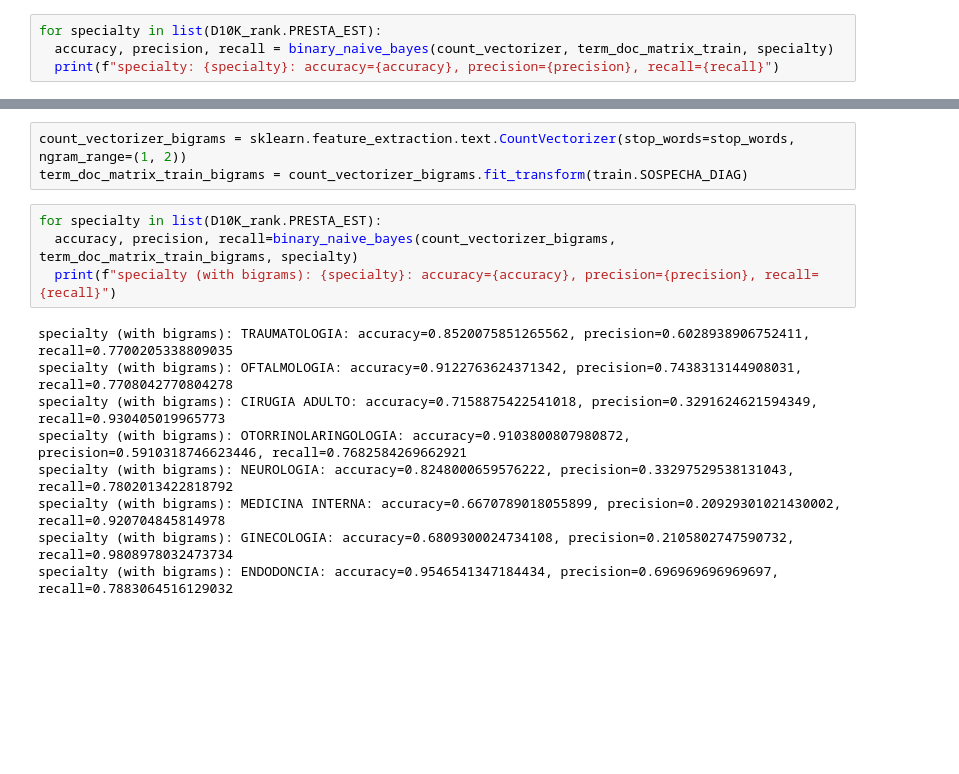
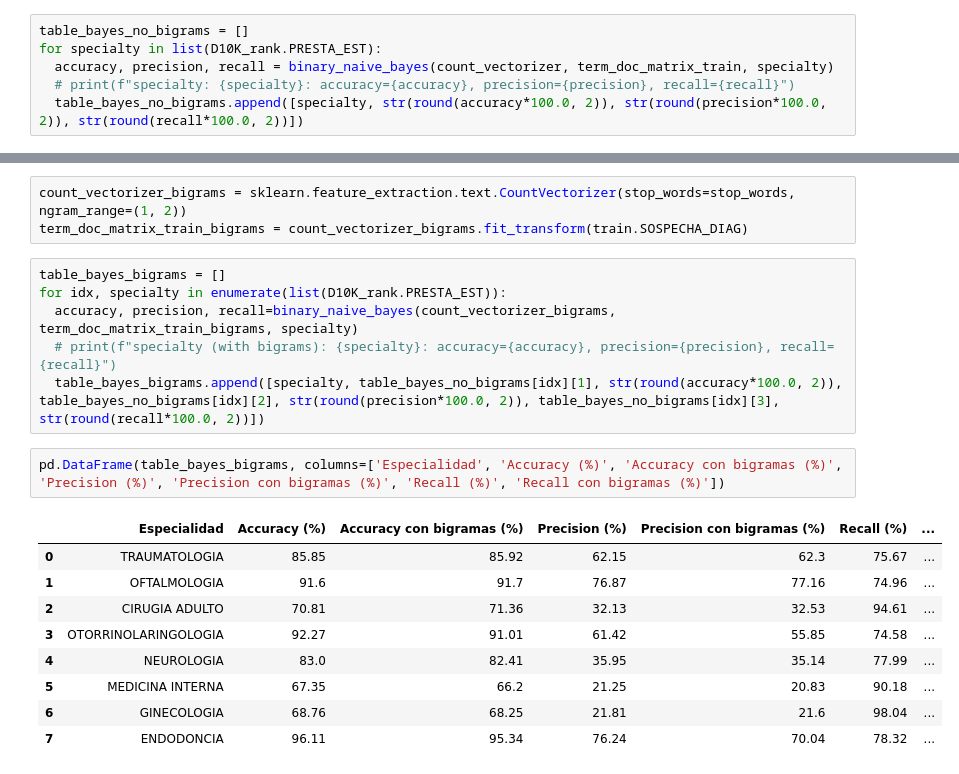
Before and after one commit to alvaro-neira/nlp-homework1, a Jupyter notebook: Tarea_NLP_Grupo_3_Alday.ipynb, the cells around one changed output, grey strips where cells are left out. Saved outputs shown, nothing was run; the diff lists cells and outputs as text; blank space fills up the shorter version.

```diff
--- a/Tarea_NLP_Grupo_3_Alday.ipynb
+++ b/Tarea_NLP_Grupo_3_Alday.ipynb
@@ -596,6 +596,8 @@ def binary_naive_bayes(count_vectorizer, train_matrix, specialty):
   recall = TP/(TP+FN)
   return accuracy, precision, recall
 # %%
+table_bayes_no_bigrams = []
 for specialty in list(D10K_rank.PRESTA_EST):
   accuracy, precision, recall = binary_naive_bayes(count_vectorizer, term_doc_matrix_train, specialty)
-  print(f"specialty: {specialty}: accuracy={accuracy}, precision={precision}, recall={recall}")
+  # print(f"specialty: {specialty}: accuracy={accuracy}, precision={precision}, recall={recall}")
+  table_bayes_no_bigrams.append([specialty, str(round(accuracy*100.0, 2)), str(round(precision*100.0, 2)), str(round(recall*100.0, 2))])
@@ -622,15 +627,20 @@ gc.collect()
 count_vectorizer_bigrams = sklearn.feature_extraction.text.CountVectorizer(stop_words=stop_words, ngram_range=(1, 2))
 term_doc_matrix_train_bigrams = count_vectorizer_bigrams.fit_transform(train.SOSPECHA_DIAG)
 # %%
-for specialty in list(D10K_rank.PRESTA_EST):
+table_bayes_bigrams = []
+for idx, specialty in enumerate(list(D10K_rank.PRESTA_EST)):
   accuracy, precision, recall=binary_naive_bayes(count_vectorizer_bigrams, term_doc_matrix_train_bigrams, specialty)
-  print(f"specialty (with bigrams): {specialty}: accuracy={accuracy}, precision={precision}, recall={recall}")
+  # print(f"specialty (with bigrams): {specialty}: accuracy={accuracy}, precision={precision}, recall={recall}")
+  table_bayes_bigrams.append([specialty, table_bayes_no_bigrams[idx][1], str(round(accuracy*100.0, 2)), table_bayes_no_bigrams[idx][2], str(round(precision*100.0, 2)), table_bayes_no_bigrams[idx][3], str(round(recall*100.0, 2))])
-# %% [output]
-specialty (with bigrams): TRAUMATOLOGIA: accuracy=0.8520075851265562, precision=0.6028938906752411, recall=0.7700205338809035
-specialty (with bigrams): OFTALMOLOGIA: accuracy=0.9122763624371342, precision=0.7438313144908031, recall=0.7708042770804278
-specialty (with bigrams): CIRUGIA ADULTO: accuracy=0.7158875422541018, precision=0.3291624621594349, recall=0.930405019965773
-specialty (with bigrams): OTORRINOLARINGOLOGIA: accuracy=0.9103800807980872, precision=0.5910318746623446, recall=0.7682584269662921
-specialty (with bigrams): NEUROLOGIA: accuracy=0.8248000659576222, precision=0.33297529538131043, recall=0.7802013422818792
-specialty (with bigrams): MEDICINA INTERNA: accuracy=0.6670789018055899, precision=0.20929301021430002, recall=0.920704845814978
-specialty (with bigrams): GINECOLOGIA: accuracy=0.6809300024734108, precision=0.2105802747590732, recall=0.9808978032473734
-specialty (with bigrams): ENDODONCIA: accuracy=0.9546541347184434, precision=0.696969696969697, recall=0.7883064516129032
+# %%
+pd.DataFrame(table_bayes_bigrams, columns=['Especialidad', 'Accuracy (%)', 'Accuracy con bigramas (%)', 'Precision (%)', 'Precision con bigramas (%)', 'Recall (%)', 'Recall con bigramas (%)'])
+# %% [output]
+|  | Especialidad | Accuracy (%) | Accuracy con bigramas (%) | Precision (%) | Precision con bigramas (%) | Recall (%) | ... |
+| 0 | TRAUMATOLOGIA | 85.85 | 85.92 | 62.15 | 62.3 | 75.67 | ... |
+| 1 | OFTALMOLOGIA | 91.6 | 91.7 | 76.87 | 77.16 | 74.96 | ... |
+| 2 | CIRUGIA ADULTO | 70.81 | 71.36 | 32.13 | 32.53 | 94.61 | ... |
+| 3 | OTORRINOLARINGOLOGIA | 92.27 | 91.01 | 61.42 | 55.85 | 74.58 | ... |
+| 4 | NEUROLOGIA | 83.0 | 82.41 | 35.95 | 35.14 | 77.99 | ... |
+| 5 | MEDICINA INTERNA | 67.35 | 66.2 | 21.25 | 20.83 | 90.18 | ... |
+| 6 | GINECOLOGIA | 68.76 | 68.25 | 21.81 | 21.6 | 98.04 | ... |
+| 7 | ENDODONCIA | 96.11 | 95.34 | 76.24 | 70.04 | 78.32 | ... |
```
Also changed, not shown: parts of 11 cells of this notebook, 2 other files.
